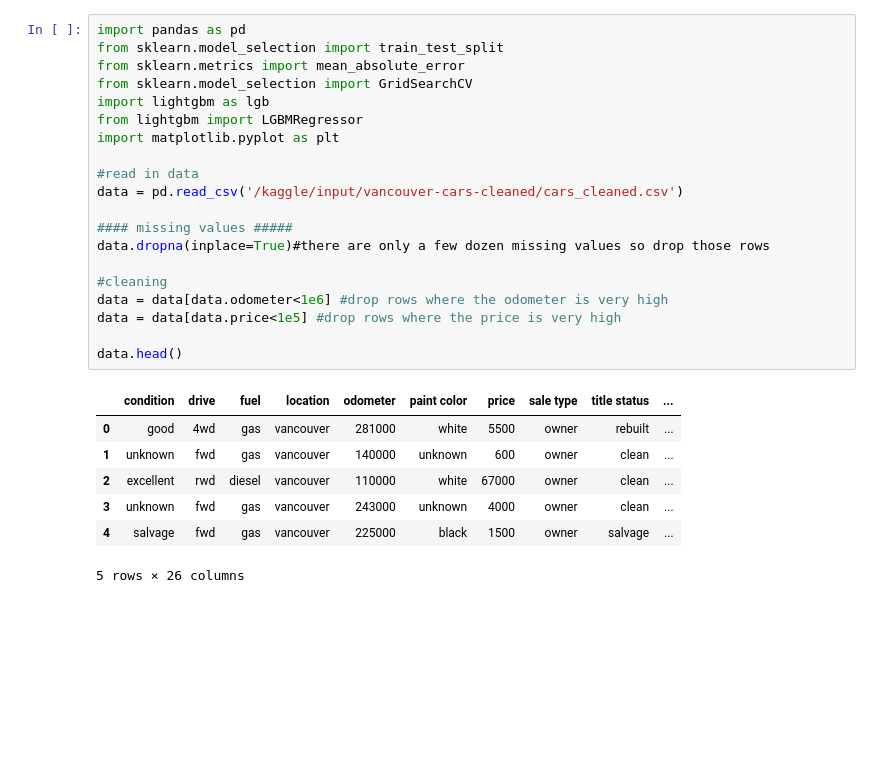
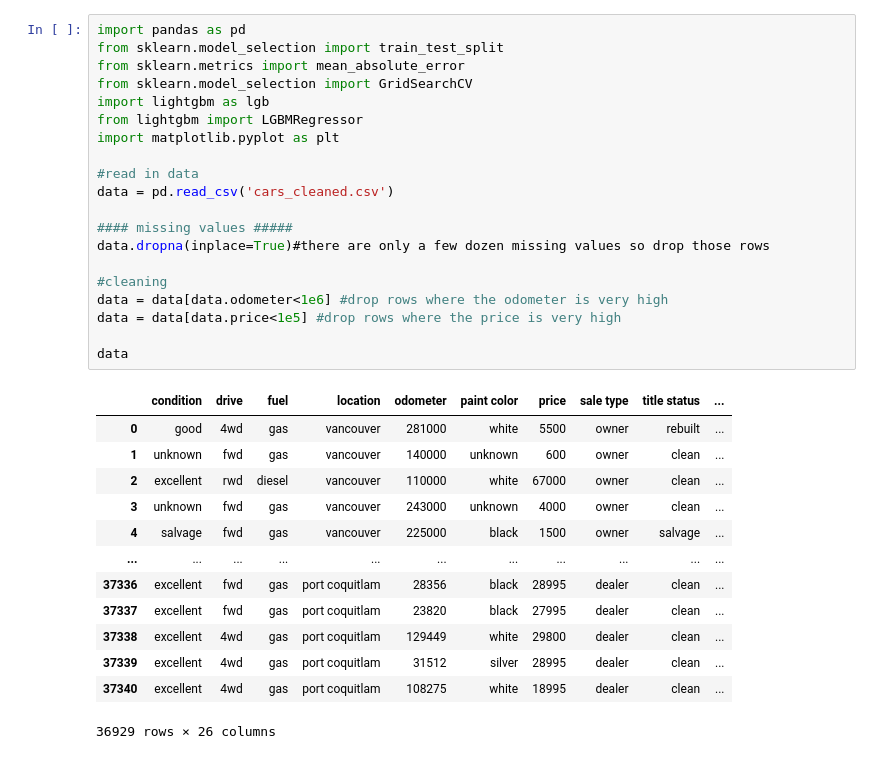
Before and after one commit to asylve/Craiglist-Cars-Study, a Jupyter notebook: craigslist-cars-lgbm.ipynb, the cells around one changed output. Drawn from its saved outputs; the diff is of its cells as text; blank space fills up the shorter version.

```diff
--- a/craigslist-cars-lgbm.ipynb
+++ b/craigslist-cars-lgbm.ipynb
@@ -1,31 +1,37 @@
 # %%
 import pandas as pd
 from sklearn.model_selection import train_test_split
 from sklearn.metrics import mean_absolute_error
 from sklearn.model_selection import GridSearchCV
 import lightgbm as lgb
 from lightgbm import LGBMRegressor
 import matplotlib.pyplot as plt
 
 #read in data
-data = pd.read_csv('/kaggle/input/vancouver-cars-cleaned/cars_cleaned.csv')
+data = pd.read_csv('cars_cleaned.csv')
 
 #### missing values #####
 data.dropna(inplace=True)#there are only a few dozen missing values so drop those rows
 
 #cleaning
 data = data[data.odometer<1e6] #drop rows where the odometer is very high
 data = data[data.price<1e5] #drop rows where the price is very high
 
-data.head()
+data
 # %% [output]
 |  | condition | drive | fuel | location | odometer | paint color | price | sale type | title status | ... |
 | 0 | good | 4wd | gas | vancouver | 281000 | white | 5500 | owner | rebuilt | ... |
 | 1 | unknown | fwd | gas | vancouver | 140000 | unknown | 600 | owner | clean | ... |
 | 2 | excellent | rwd | diesel | vancouver | 110000 | white | 67000 | owner | clean | ... |
 | 3 | unknown | fwd | gas | vancouver | 243000 | unknown | 4000 | owner | clean | ... |
 | 4 | salvage | fwd | gas | vancouver | 225000 | black | 1500 | owner | salvage | ... |
+| ... | ... | ... | ... | ... | ... | ... | ... | ... | ... | ... |
+| 37336 | excellent | fwd | gas | port coquitlam | 28356 | black | 28995 | dealer | clean | ... |
+| 37337 | excellent | fwd | gas | port coquitlam | 23820 | black | 27995 | dealer | clean | ... |
+| 37338 | excellent | 4wd | gas | port coquitlam | 129449 | white | 29800 | dealer | clean | ... |
+| 37339 | excellent | 4wd | gas | port coquitlam | 31512 | silver | 28995 | dealer | clean | ... |
+| 37340 | excellent | 4wd | gas | port coquitlam | 108275 | white | 18995 | dealer | clean | ... |
-5 rows × 26 columns
+36929 rows × 26 columns
 # %%
 #### create training and validation data ####
 X = data.copy()
```
Also changed, not shown: parts of 4 cells of this notebook, 2 other files.
